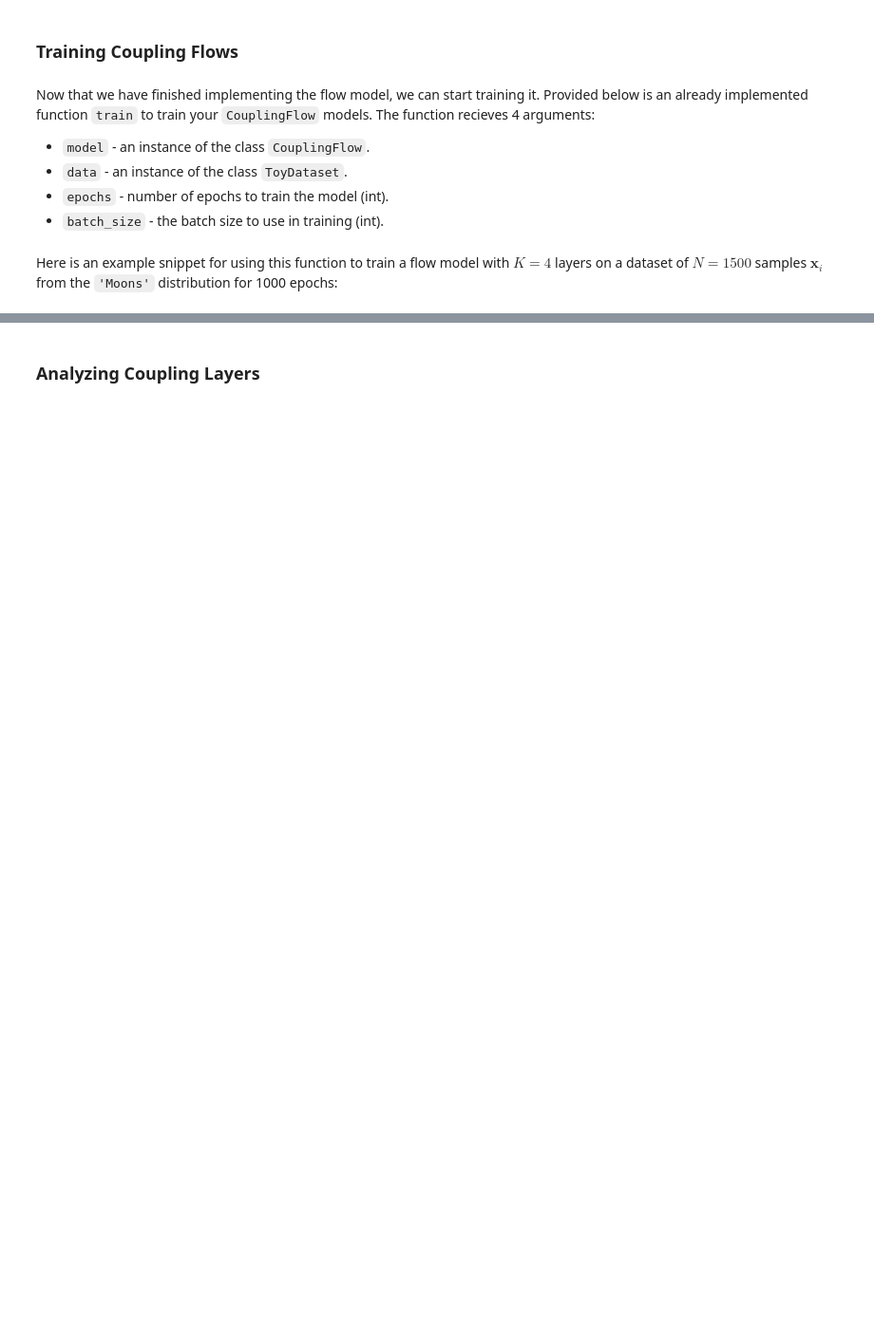
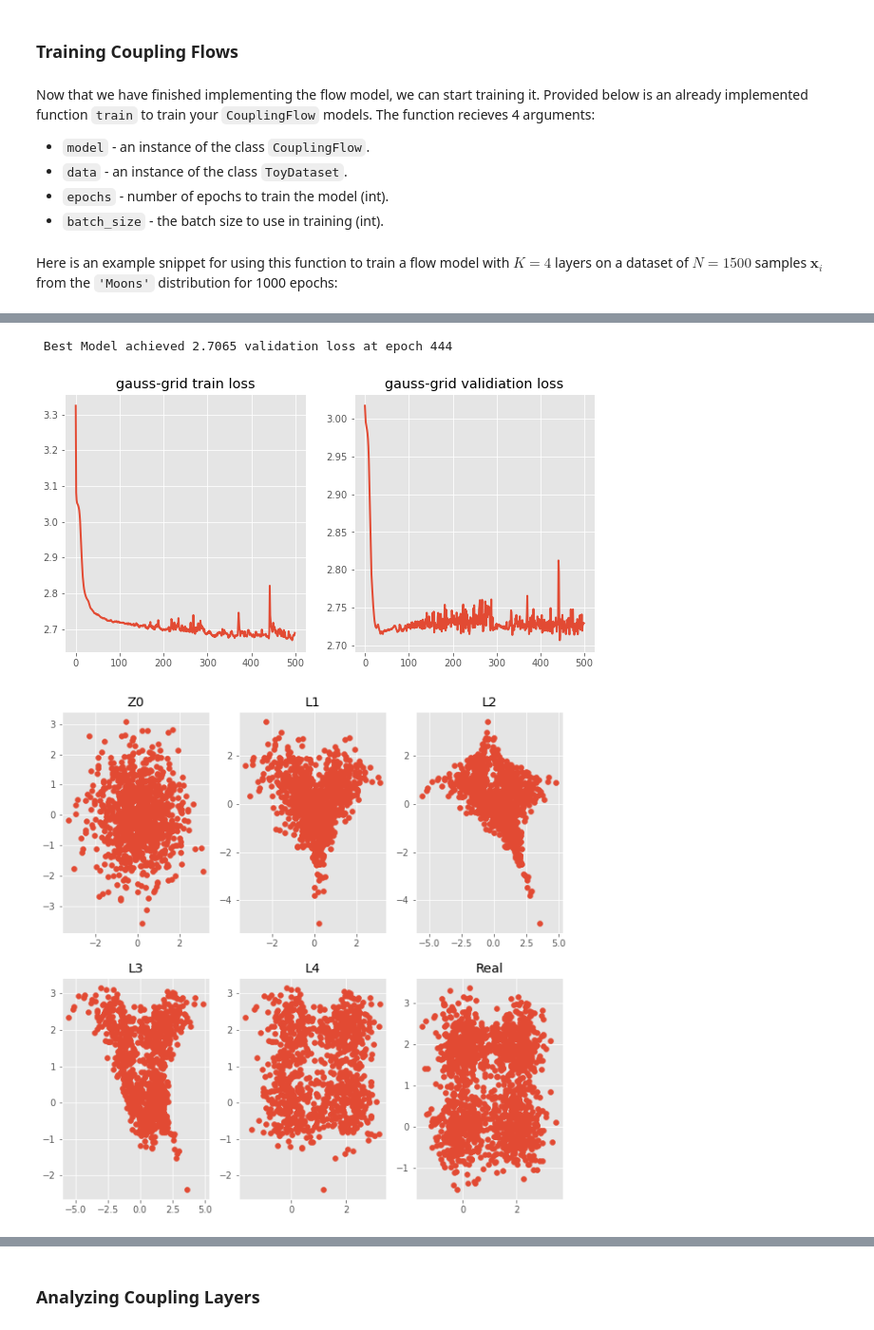
Before and after one commit to Hannibal96/Statistical-Methods-in-Image-Processing-EE-048954, a Jupyter notebook: HW1_Spring2022_KDE_NormalizingFlows.ipynb, the cells around one changed output, grey strips where cells are left out. Shown at 95% size. Cells and saved outputs as stored; diff of their text form; code cells hidden in the pictures; blank space fills up the shorter version.

```diff
--- a/HW1_Spring2022_KDE_NormalizingFlows.ipynb
+++ b/HW1_Spring2022_KDE_NormalizingFlows.ipynb
@@ -652,0 +681,11 @@ Implementation tips:
+# %%
+gen_model, train_loss, valid_loss, layer_samples = learn_n_results(name='Gauss Grid',
+                                                                   data_set=data_gauss_grid,
+                                                                   epochs=500, K=4, plot_supress=True)
+sub_plot(plots=[train_loss, valid_loss], titles=['gauss-grid train loss', 'gauss-grid validiation loss'],
+         type = 'plot', figsize=(10,5))
+sub_plot(plots=layer_samples, titles=['Z0', 'L1', 'L2', 'L3', 'L4', 'Real'], figsize=(10,10), width=3)
+# %% [output]
+ Best Model achieved 2.7065 validation loss at epoch 444
+[figure, added]
+[figure, added]
```
Also changed, not shown: parts of 26 cells of this notebook.
